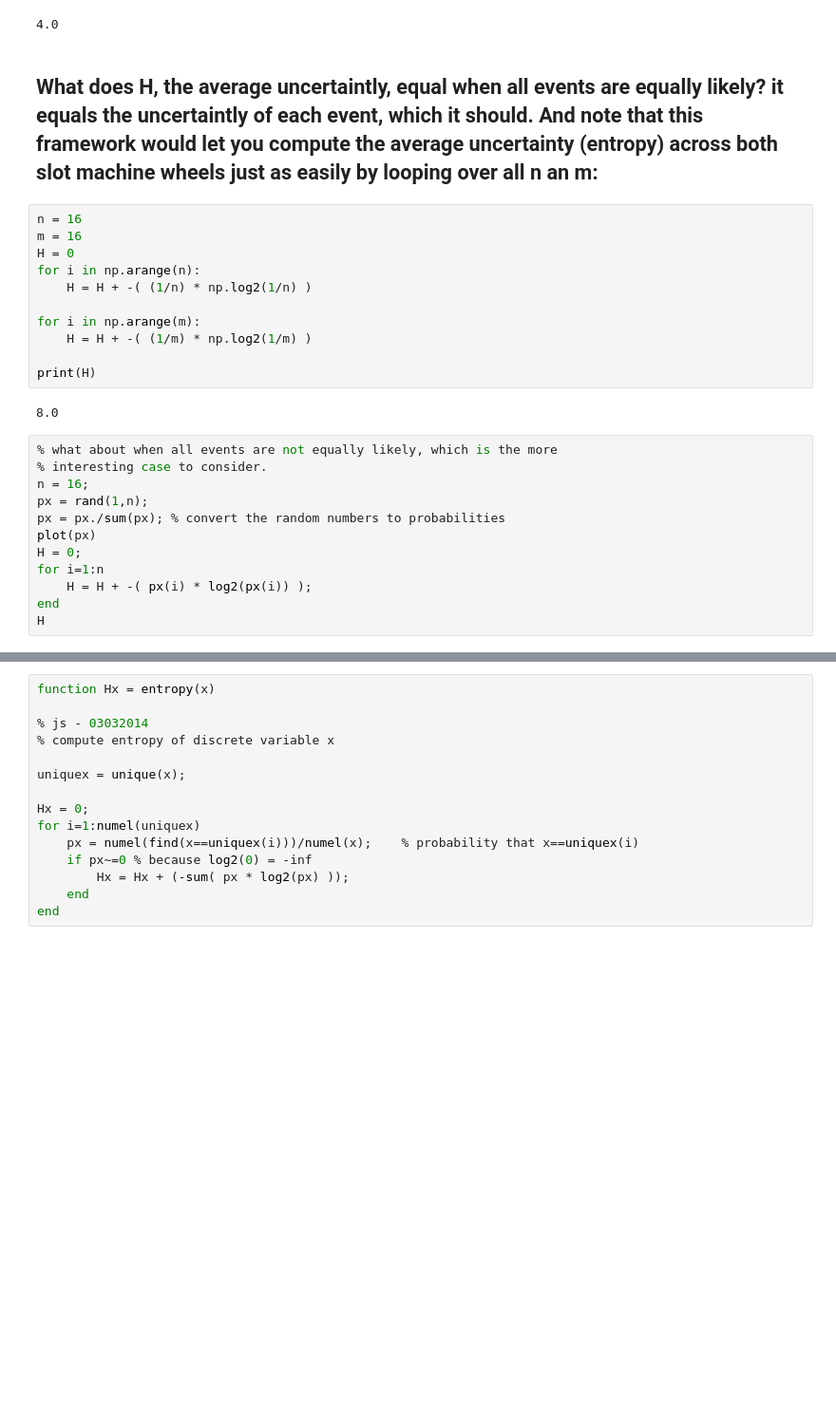
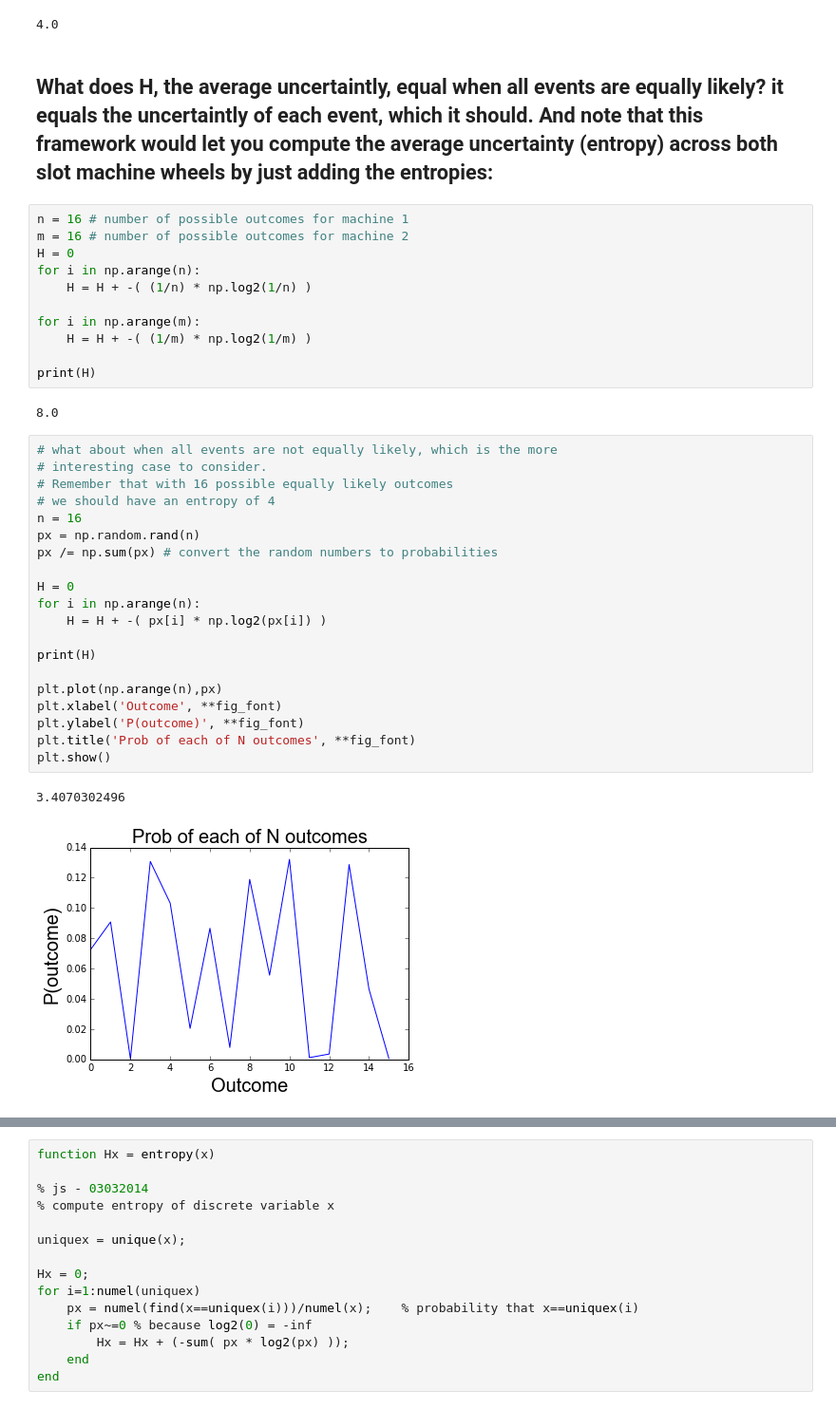
Before and after one commit to TimCSheehan/dev, a Jupyter notebook: Tutorial_070_MutualInformation.ipynb, the cells around one changed output, grey strips where cells are left out. Shown at 95% size. Drawn from its saved outputs; the diff is of its cells as text; blank space fills up the shorter version.

```diff
--- a/Tutorial_070_MutualInformation.ipynb
+++ b/Tutorial_070_MutualInformation.ipynb
@@ -127,10 +127,10 @@ print(H)
 # %% [output]
 4.0
 # %% [markdown]
-## What does H, the average uncertaintly, equal when all events are equally likely? it equals the uncertaintly of each event, which it should. And note that this framework would let you compute the average uncertainty (entropy) across both slot machine wheels just as easily by looping over all n an m:
+## What does H, the average uncertaintly, equal when all events are equally likely? it equals the uncertaintly of each event, which it should. And note that this framework would let you compute the average uncertainty (entropy) across both slot machine wheels by just adding the entropies:
 # %%
-n = 16
-m = 16
+n = 16 # number of possible outcomes for machine 1
+m = 16 # number of possible outcomes for machine 2
 H = 0
 for i in np.arange(n):
     H = H + -( (1/n) * np.log2(1/n) )
@@ -142,15 +142,26 @@ print(H)
 # %% [output]
 8.0
 # %%
-% what about when all events are not equally likely, which is the more
-% interesting case to consider.
-n = 16;
-px = rand(1,n);
-px = px./sum(px); % convert the random numbers to probabilities
-plot(px)
-H = 0;
-for i=1:n
-    H = H + -( px(i) * log2(px(i)) );
-end
-H
+# what about when all events are not equally likely, which is the more
+# interesting case to consider.
+# Remember that with 16 possible equally likely outcomes
+# we should have an entropy of 4
+n = 16
+px = np.random.rand(n)
+px /= np.sum(px) # convert the random numbers to probabilities
+
+H = 0
+for i in np.arange(n):
+    H = H + -( px[i] * np.log2(px[i]) )
+
+print(H)
+
+plt.plot(np.arange(n),px)
+plt.xlabel('Outcome', **fig_font)
+plt.ylabel('P(outcome)', **fig_font)
+plt.title('Prob of each of N outcomes', **fig_font)
+plt.show()
+# %% [output]
+3.4070302496
+[figure, added]
 # %% [markdown]
```
Also changed, not shown: parts of 5 cells of this notebook.
